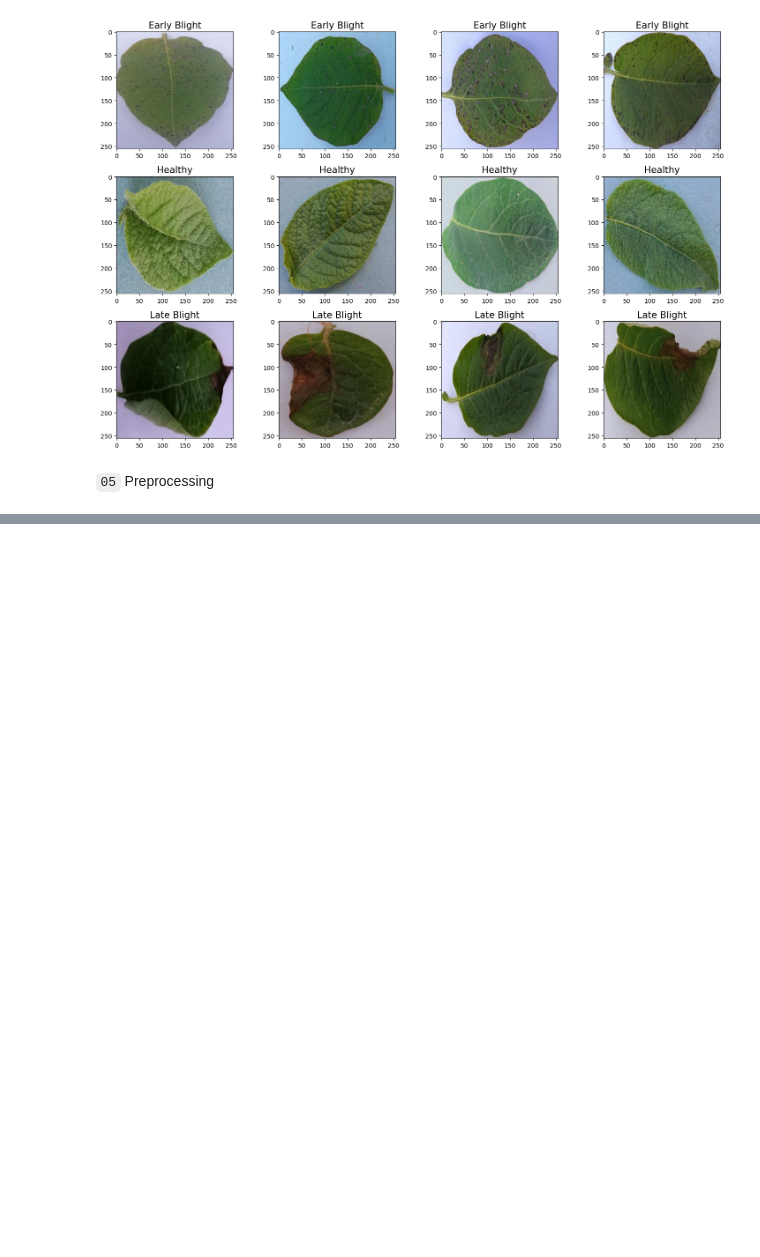
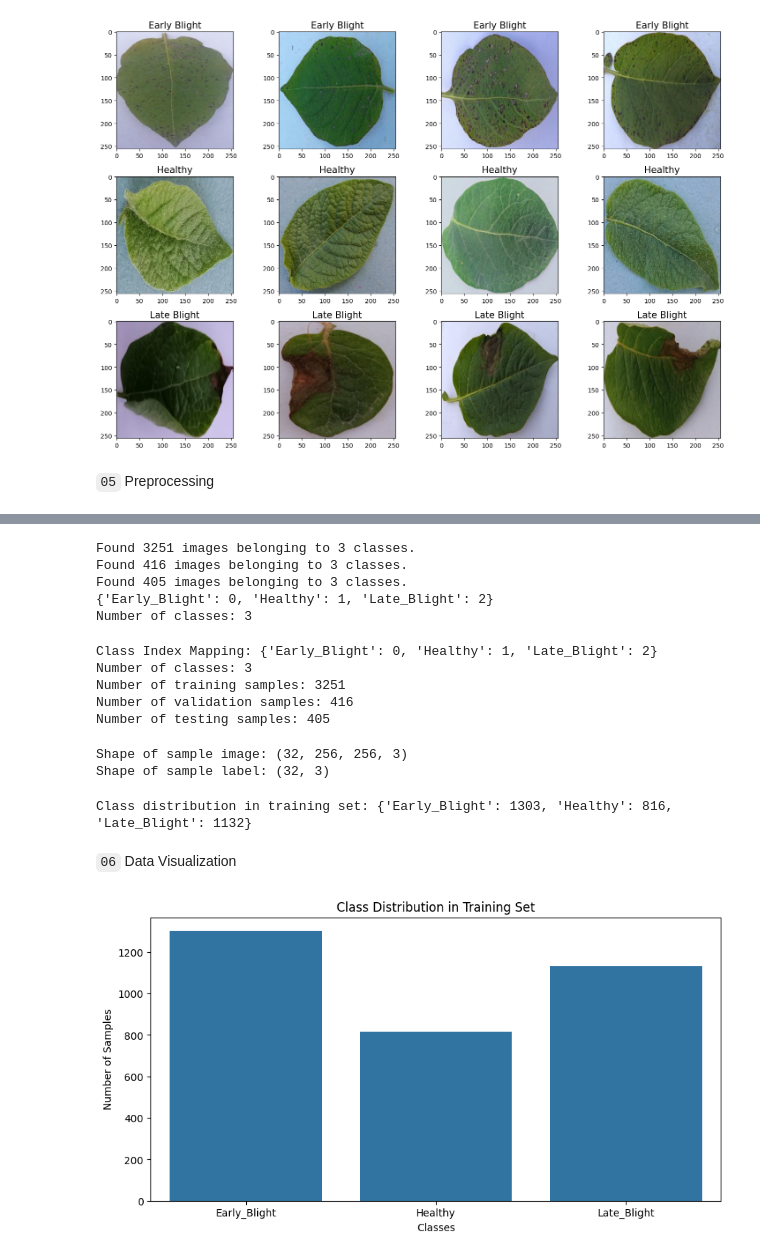
Before and after one commit to IsraaAbdelghany9/Computer_Vision_Projects, a Jupyter notebook: 01-Potato_Disease_Leaf/Project_nb.ipynb, the cells around one changed output, grey strips where cells are left out. Saved outputs shown, nothing was run; the diff lists cells and outputs as text; code cells hidden in the pictures; blank space fills up the shorter version.

Commit message:
Data Visualizations and insights done

```diff
--- a/01-Potato_Disease_Leaf/Project_nb.ipynb
+++ b/01-Potato_Disease_Leaf/Project_nb.ipynb
@@ -91,0 +115,78 @@ plt.tight_layout()
+# %%
+# 2. Create generators for training, validation, and testing
+train_generator = train_datagen.flow_from_directory(
+    os.path.join(data_dir, 'Training'),
+    target_size=(IMAGE_SIZE, IMAGE_SIZE),
+    batch_size=BATCH_SIZE,
+    class_mode='categorical',
+    shuffle=True
+)
+
+valid_generator = valid_datagen.flow_from_directory(os.path.join(data_dir, 'Validation'),
+    target_size=(IMAGE_SIZE, IMAGE_SIZE),
+    batch_size=BATCH_SIZE,
+    class_mode='categorical',
+    shuffle=False
+)
+
+test_generator = test_datagen.flow_from_directory(os.path.join(data_dir, 'Testing'),
+    target_size=(IMAGE_SIZE, IMAGE_SIZE),
+    batch_size=BATCH_SIZE,
+    class_mode='categorical',
+    shuffle=False
+)
+# %% [output]
+Found 3251 images belonging to 3 classes.
+Found 416 images belonging to 3 classes.
+Found 405 images belonging to 3 classes.
+{'Early_Blight': 0, 'Healthy': 1, 'Late_Blight': 2}
+Number of classes: 3
+# %%
+# 3. Check the class indices
+print("Class Index Mapping:", train_generator.class_indices)
+
+# 4. Check the number of classes
+num_classes = len(train_generator.class_indices)
+print("Number of classes:", num_classes)
+
+# 5. Check the number of samples in each generator
+print("Number of training samples:", len(train_generator.filenames))
+print("Number of validation samples:", len(valid_generator.filenames))
+print("Number of testing samples:", len(test_generator.filenames))
+# %% [output]
+Class Index Mapping: {'Early_Blight': 0, 'Healthy': 1, 'Late_Blight': 2}
+Number of classes: 3
+Number of training samples: 3251
+Number of validation samples: 416
+Number of testing samples: 405
+# %%
+# 6. Check the shape of the images
+sample_image, sample_label = next(train_generator)
+print("Shape of sample image:", sample_image.shape)
+
+# 7. Check the shape of the labels
+print("Shape of sample label:", sample_label.shape)
+
+# The sample is the size of the batch, which is 32 in this case.
+# %% [output]
+Shape of sample image: (32, 256, 256, 3)
+Shape of sample label: (32, 3)
+# %%
+# 8. Check the class distribution in the training set
+class_counts = np.bincount(train_generator.classes)
+class_distribution = dict(zip(train_generator.class_indices.keys(), class_counts))
+print("Class distribution in training set:", class_distribution)
+# %% [output]
+Class distribution in training set: {'Early_Blight': 1303, 'Healthy': 816, 'Late_Blight': 1132}
+# %% [markdown]
+`06` Data Visualization
+# %%
+# 9. Visualize the class distribution
+plt.figure(figsize=(10, 5))
+sns.barplot(x=list(class_distribution.keys()), y=list(class_distribution.values()))
+plt.title('Class Distribution in Training Set')
+plt.xlabel('Classes')
+plt.ylabel('Number of Samples')
+plt.show()
+# %% [output]
+[figure, added]
```
Also changed, not shown: parts of 5 cells of this notebook.
